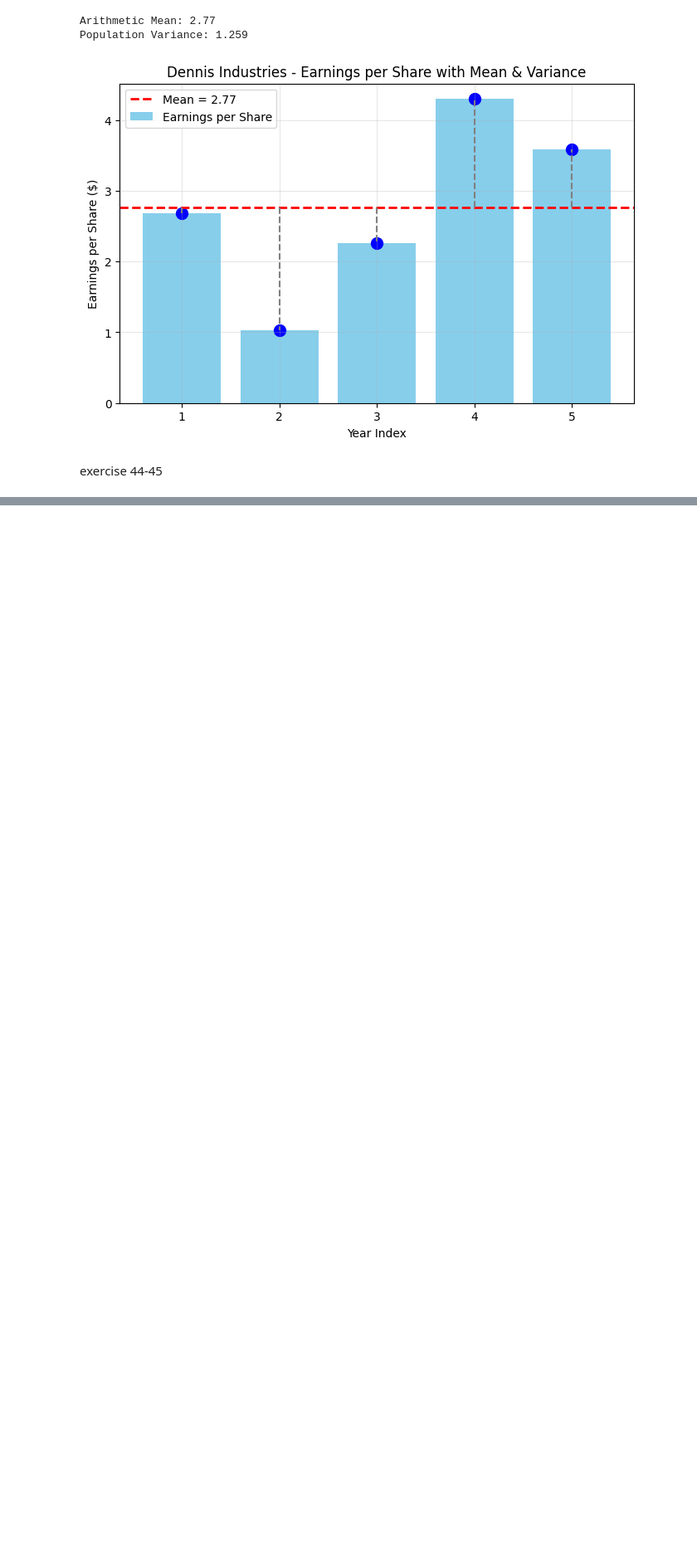
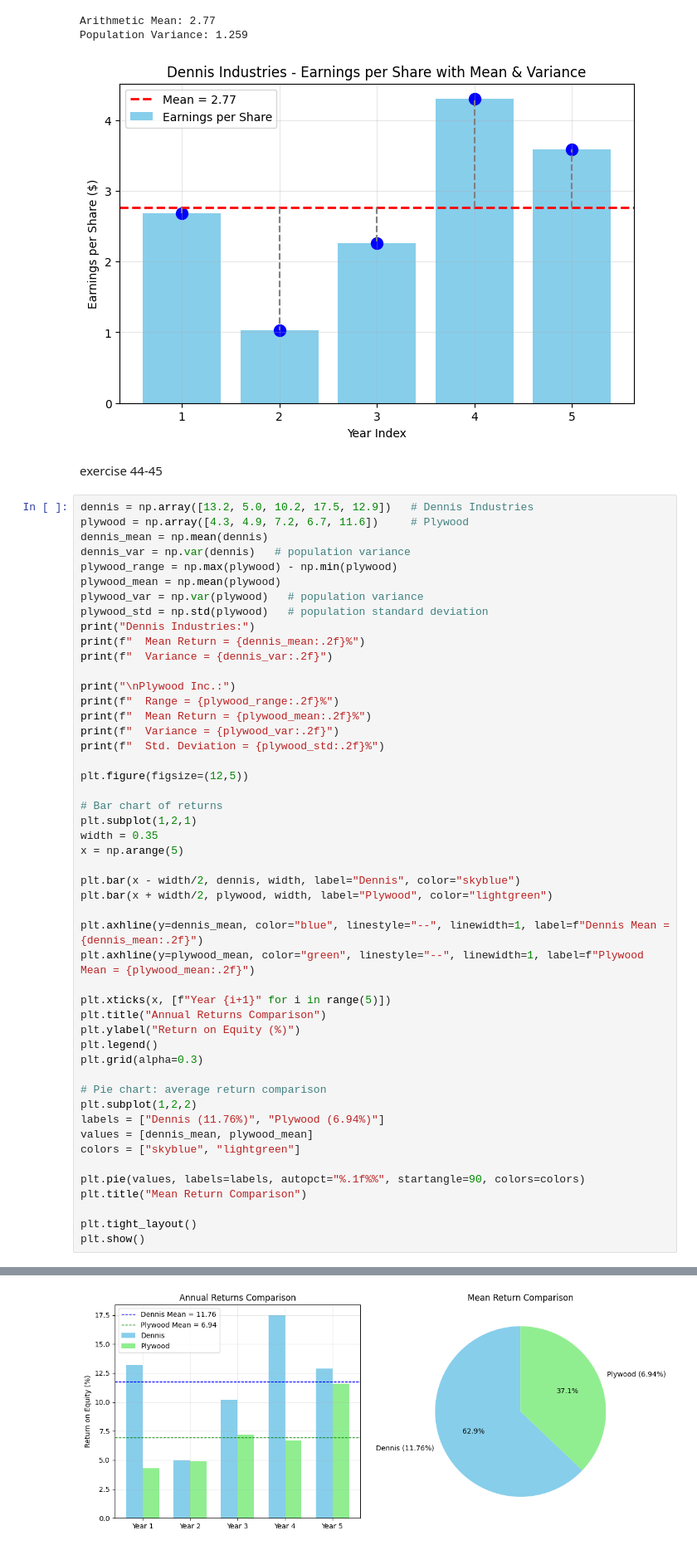
Before and after one commit to shovo896/Statictics-assignment, a Jupyter notebook: assignment.ipynb, the cells around one changed output, grey strips where cells are left out. Shown at 83% size. Drawn from its saved outputs; the diff is of its cells as text; blank space fills up the shorter version.

```diff
--- a/assignment.ipynb
+++ b/assignment.ipynb
@@ -410,3 +410,53 @@ Population Variance: 1.259
 [figure]
 # %% [markdown]
 exercise 44-45
+# %%
+dennis = np.array([13.2, 5.0, 10.2, 17.5, 12.9])   # Dennis Industries
+plywood = np.array([4.3, 4.9, 7.2, 6.7, 11.6])     # Plywood
+dennis_mean = np.mean(dennis)
+dennis_var = np.var(dennis)   # population variance
+plywood_range = np.max(plywood) - np.min(plywood)
+plywood_mean = np.mean(plywood)
+plywood_var = np.var(plywood)   # population variance
+plywood_std = np.std(plywood)   # population standard deviation
+print("Dennis Industries:")
+print(f"  Mean Return = {dennis_mean:.2f}%")
+print(f"  Variance = {dennis_var:.2f}")
+
+print("\nPlywood Inc.:")
+print(f"  Range = {plywood_range:.2f}%")
+print(f"  Mean Return = {plywood_mean:.2f}%")
+print(f"  Variance = {plywood_var:.2f}")
+print(f"  Std. Deviation = {plywood_std:.2f}%")
+
+plt.figure(figsize=(12,5))
+
+# Bar chart of returns
+plt.subplot(1,2,1)
+width = 0.35
+x = np.arange(5)
+
+plt.bar(x - width/2, dennis, width, label="Dennis", color="skyblue")
+plt.bar(x + width/2, plywood, width, label="Plywood", color="lightgreen")
+
+plt.axhline(y=dennis_mean, color="blue", linestyle="--", linewidth=1, label=f"Dennis Mean = {dennis_mean:.2f}")
+plt.axhline(y=plywood_mean, color="green", linestyle="--", linewidth=1, label=f"Plywood Mean = {plywood_mean:.2f}")
+
+plt.xticks(x, [f"Year {i+1}" for i in range(5)])
+plt.title("Annual Returns Comparison")
+plt.ylabel("Return on Equity (%)")
+plt.legend()
+plt.grid(alpha=0.3)
+
+# Pie chart: average return comparison
+plt.subplot(1,2,2)
+labels = ["Dennis (11.76%)", "Plywood (6.94%)"]
+values = [dennis_mean, plywood_mean]
+colors = ["skyblue", "lightgreen"]
+
+plt.pie(values, labels=labels, autopct="%.1f%%", startangle=90, colors=colors)
+plt.title("Mean Return Comparison")
+
+plt.tight_layout()
+plt.show()
+# %% [output]
@@ -412,0 +472 @@ exercise 44-45
+[figure, added]
```
Also changed, not shown: parts of 1 cell of this notebook.
